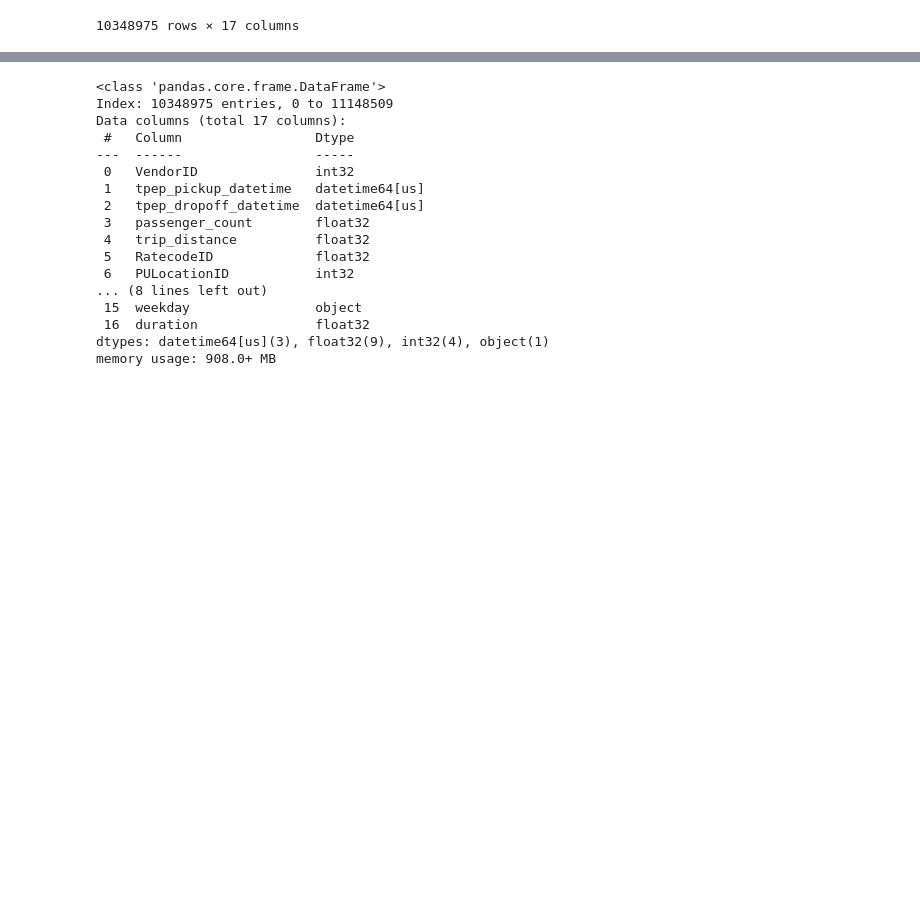
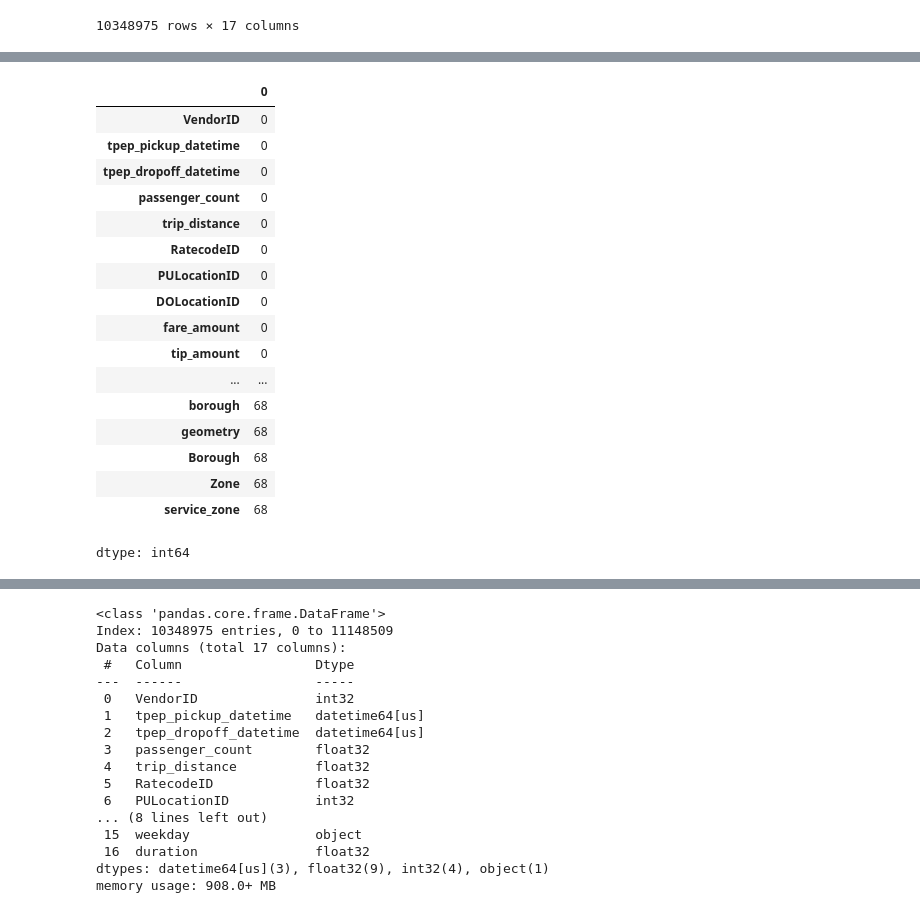
Before and after one commit to TKhahahah/Text_Analytics, a Jupyter notebook: Untitled2.ipynb, the cells around one changed output, grey strips where cells are left out. Cells and saved outputs as stored; diff of their text form; code cells hidden in the pictures; blank space fills up the shorter version.

```diff
--- a/Untitled2.ipynb
+++ b/Untitled2.ipynb
@@ -276,0 +114,21 @@ taxi_data
+# %%
+map_data.isnull().sum()
+# %% [output]
+|  | 0 |
+| VendorID | 0 |
+| tpep_pickup_datetime | 0 |
+| tpep_dropoff_datetime | 0 |
+| passenger_count | 0 |
+| trip_distance | 0 |
+| RatecodeID | 0 |
+| PULocationID | 0 |
+| DOLocationID | 0 |
+| fare_amount | 0 |
+| tip_amount | 0 |
+| ... | ... |
+| borough | 68 |
+| geometry | 68 |
+| Borough | 68 |
+| Zone | 68 |
+| service_zone | 68 |
+dtype: int64
```
Also changed, not shown: parts of 16 cells of this notebook.
